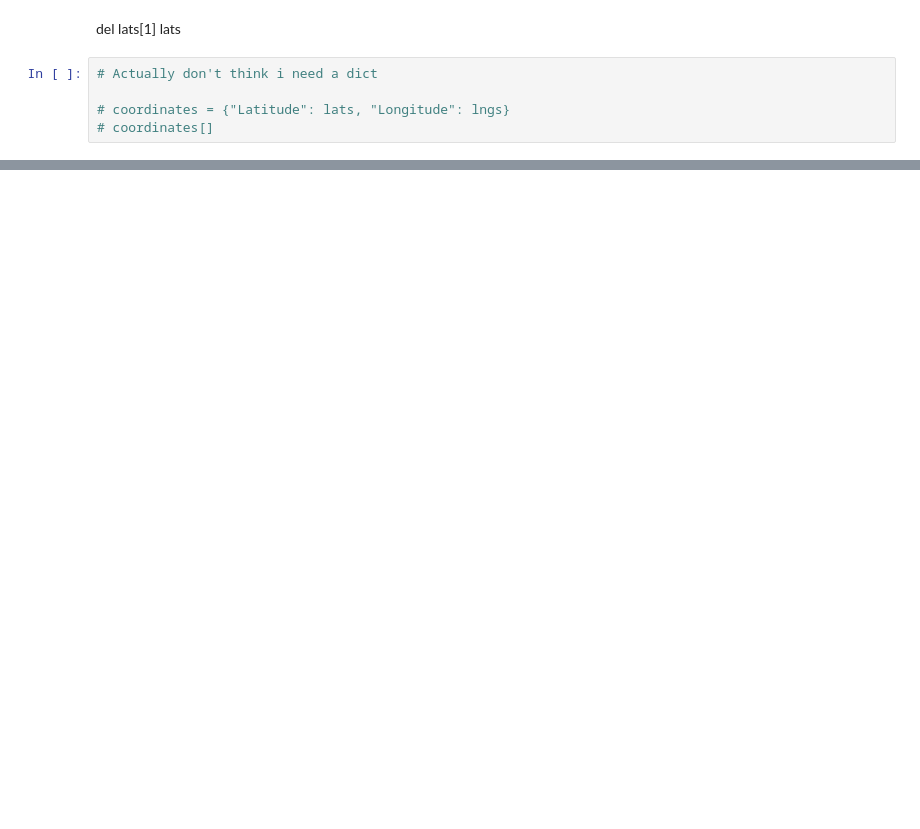
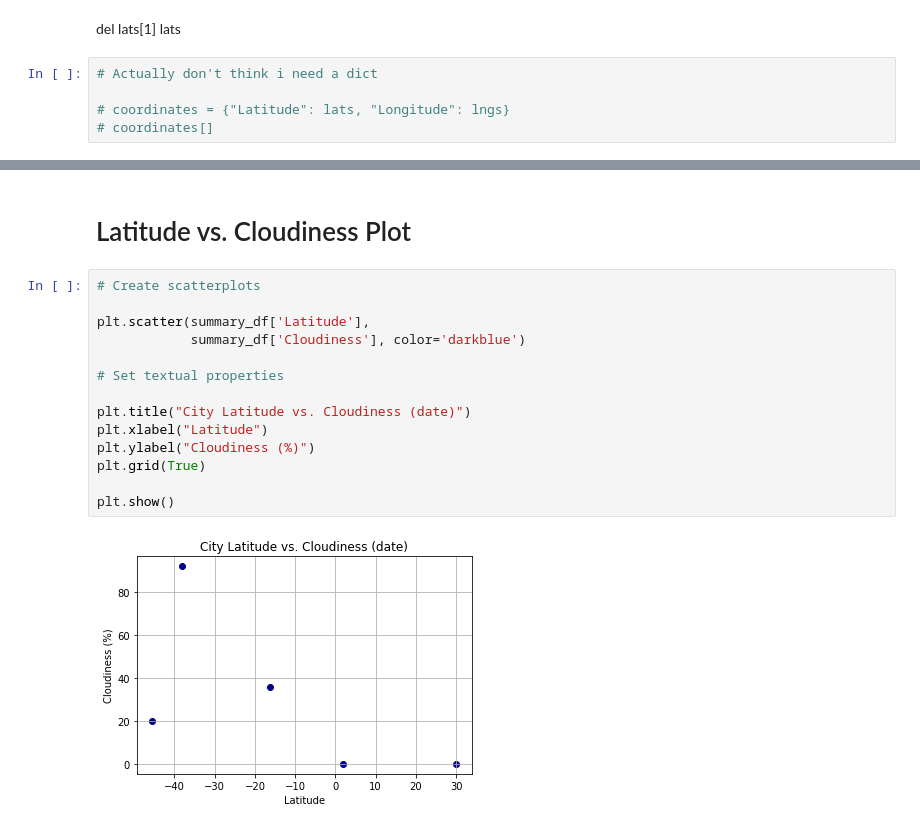
Before and after one commit to caelanosullivan/OpenWeatherMap-500, a Jupyter notebook: OpenWeatherMap-randomization.ipynb, the cells around one changed output, grey strips where cells are left out. Drawn from its saved outputs; the diff is of its cells as text; blank space fills up the shorter version.

```diff
--- a/OpenWeatherMap-randomization.ipynb
+++ b/OpenWeatherMap-randomization.ipynb
@@ -330,0 +367,18 @@ summary_df
+# %% [markdown]
+# Latitude vs. Cloudiness Plot
+# %%
+# Create scatterplots
+
+plt.scatter(summary_df['Latitude'],
+            summary_df['Cloudiness'], color='darkblue')
+
+# Set textual properties
+
+plt.title("City Latitude vs. Cloudiness (date)")
+plt.xlabel("Latitude")
+plt.ylabel("Cloudiness (%)")
+plt.grid(True)
+
+plt.show()
+# %% [output]
+[figure, added]
```
Also changed, not shown: parts of 16 cells of this notebook.
